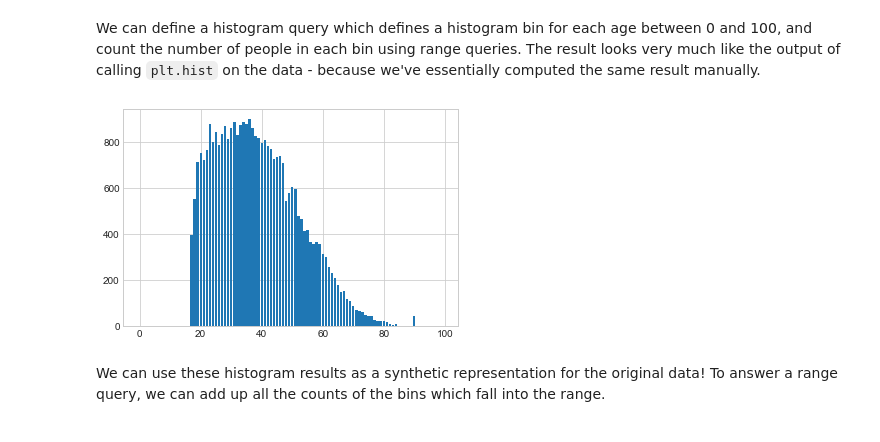
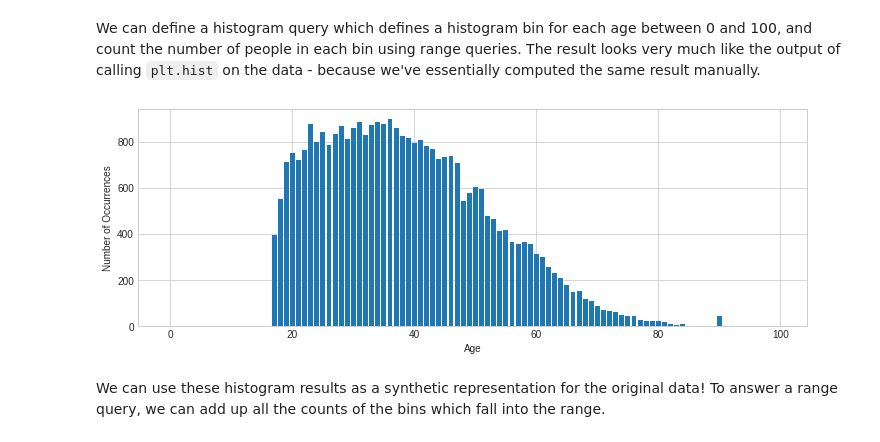
Before and after one commit to uvm-plaid/programming-dp, a Jupyter notebook: _sources/notebooks/ch14.ipynb, the cells around one changed output. Drawn from its saved outputs; the diff is of its cells as text; code cells hidden in the pictures.

```diff
--- a/_sources/notebooks/ch14.ipynb
+++ b/_sources/notebooks/ch14.ipynb
@@ -37,9 +46,11 @@ We can define a histogram query which defines a histogram bin for each age betwe
 # %%
 bins = list(range(0, 100))
 counts = [range_query(adult, 'Age', b, b+1) for b in bins]
+plt.xlabel('Age')
+plt.ylabel('Number of Occurrences')
 plt.bar(bins, counts);
 # %% [output]
-[figure, old version]
+[figure, new version]
 # %% [markdown]
 We can use these histogram results as a synthetic representation for the original data! To answer a range query, we can add up all the counts of the bins which fall into the range.
 # %%
```
Also changed, not shown: parts of 15 cells of this notebook, 38 other files.
